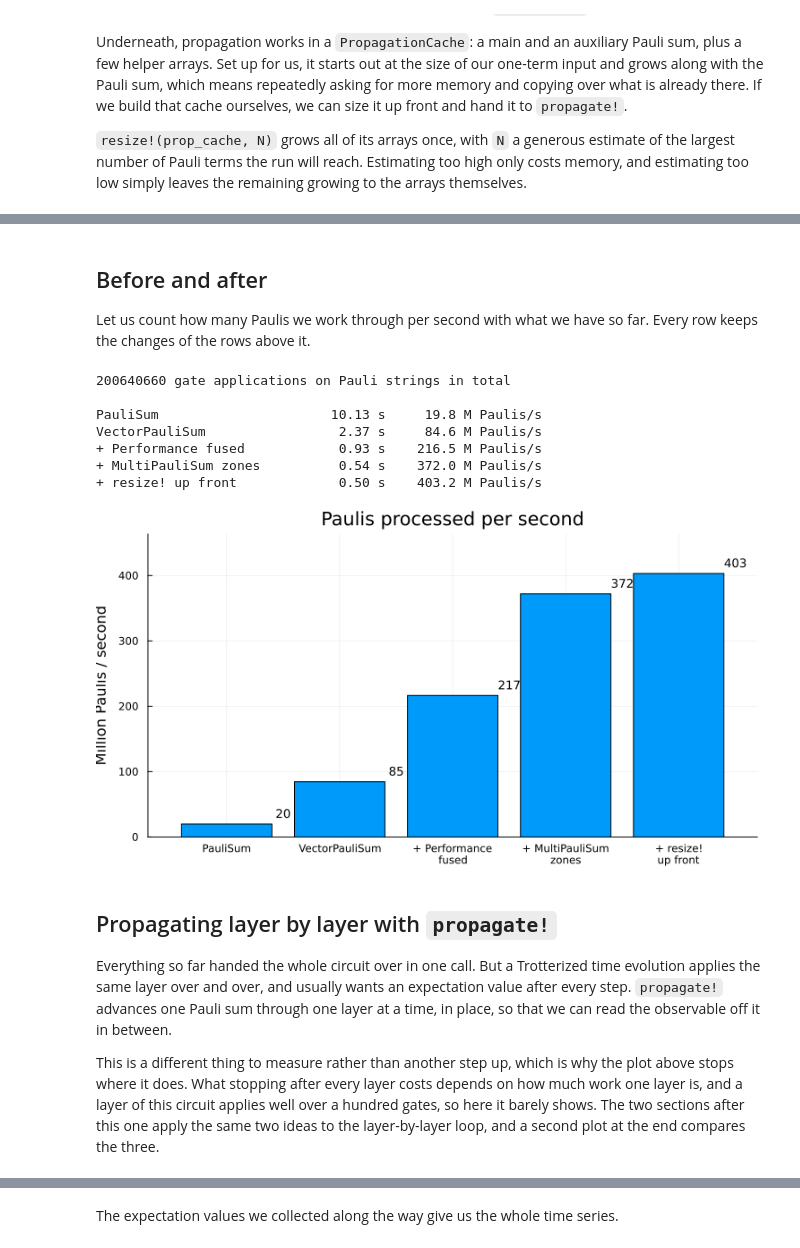
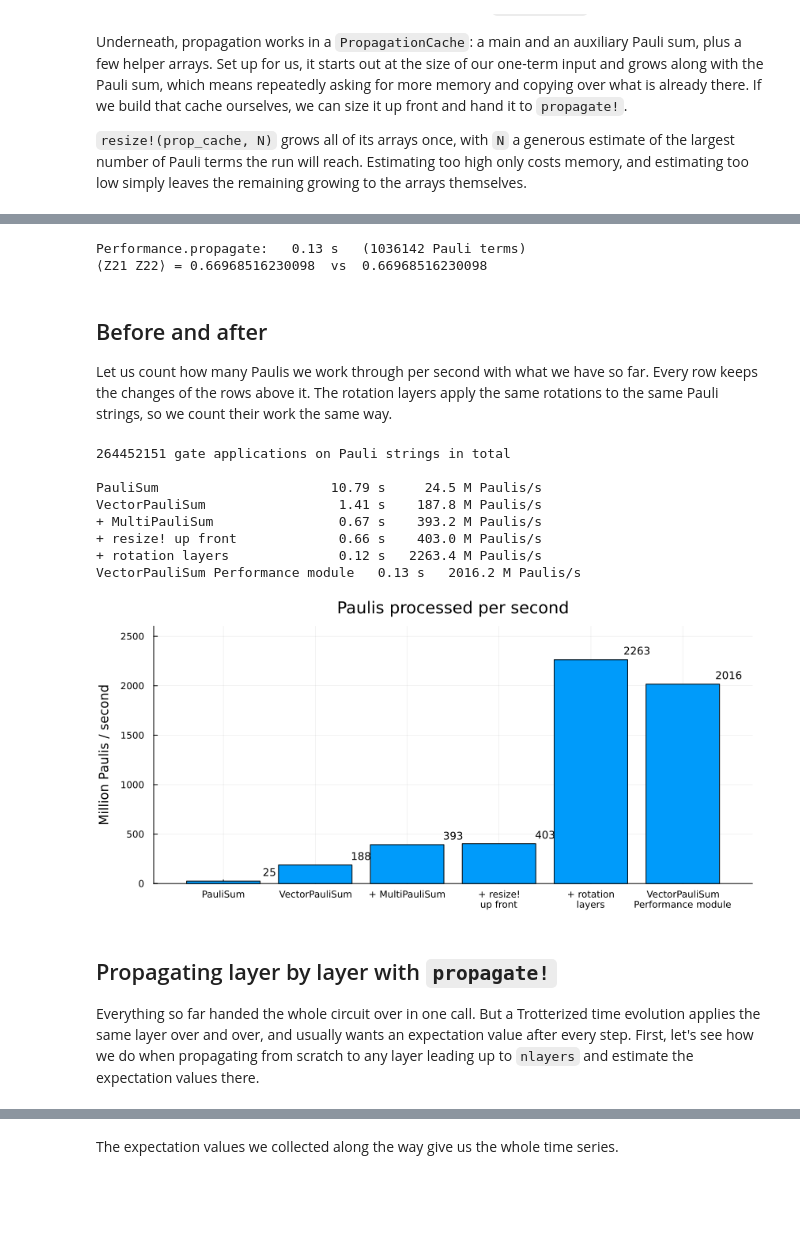
Before and after one commit to SparqleSim/PauliPropagation.jl, a Jupyter notebook: examples/advanced_performance.ipynb, the cells around one changed output, grey strips where cells are left out. Cells and saved outputs as stored; diff of their text form; code cells hidden in the pictures; blank space fills up the shorter version.

```diff
--- a/examples/advanced_performance.ipynb
+++ b/examples/advanced_performance.ipynb
@@ -162,0 +152,3 @@ resize!d cache:   0.50 s   (1036142 Pauli terms)
+# %%
+layered_circuit, layered_thetas = tolayers(circuit, circuit_thetas)
+layered_circuit
@@ -162,0 +173,13 @@ resize!d cache:   0.50 s   (1036142 Pauli terms)
+# %%
+layered_cache = PropagationCache(MultiPauliSum(VectorPauliSum(pstr)))
+resize!(layered_cache, 1_500_000)
+propagate!(layered_circuit, layered_cache, layered_thetas; min_abs_coeff)
+
+t_layers = besttime() do
+    pc = PropagationCache(MultiPauliSum(VectorPauliSum(pstr)))
+    resize!(pc, 1_500_000)
+    propagate!(layered_circuit, pc, layered_thetas; min_abs_coeff)
+end
+
+@printf("rotation layers:  %5.2f s   (%d Pauli terms)\n", t_layers, length(layered_cache))
+@printf("⟨Z21 Z22⟩ = %.14f  vs  %.14f\n", overlapwithzero(layered_cache), overlapwithzero(vec_psum))
@@ -163,20 +196,24 @@ resize!d cache:   0.50 s   (1036142 Pauli terms)
+# %%
+fused_psum = Performance.propagate(circuit, VectorPauliSum(pstr), circuit_thetas; min_abs_coeff)
+
+t_fused = besttime(() -> Performance.propagate(circuit, MultiPauliSum(VectorPauliSum(pstr)), circuit_thetas; min_abs_coeff))
+
+@printf("Performance.propagate:  %5.2f s   (%d Pauli terms)\n", t_fused, length(fused_psum))
+@printf("⟨Z21 Z22⟩ = %.14f  vs  %.14f\n", overlapwithzero(fused_psum), overlapwithzero(vec_psum))
+# %% [output]
+Performance.propagate:   0.13 s   (1036142 Pauli terms)
+⟨Z21 Z22⟩ = 0.66968516230098  vs  0.66968516230098
 # %% [markdown]
 ## Before and after
 
-Let us count how many Paulis we work through per second with what we have so far. Every row keeps the changes of the rows above it.
+Let us count how many Paulis we work through per second with what we have so far. Every row keeps the changes of the rows above it. The rotation layers apply the same rotations to the same Pauli strings, so we count their work the same way.
 # %%
-# the number of Pauli terms each layer starts from, to count gate applications
-counts = Int[]
-count_msum = MultiPauliSum(VectorPauliSum(pstr))
-for l in 1:nlayers
-    push!(counts, length(count_msum))
-    Performance.propagate!(layer, count_msum, thetas; min_abs_coeff)
-end
+# the number of Pauli strings retained at every gate
+per_gate_counts = @countpaulis propagate(circuit, MultiPauliSum(VectorPauliSum(pstr)), circuit_thetas; min_abs_coeff)
+napplied = sum(per_gate_counts)
 
-napplied = length(layer) * sum(counts)
-
-labels = ["PauliSum", "VectorPauliSum", "+ Performance\nfused", "+ MultiPauliSum\nzones", "+ resize!\nup front"]
-times = [t_dict, t_vec, t_fused, t_zones, t_resize]
+labels = ["PauliSum", "VectorPauliSum", "+ MultiPauliSum", "+ resize!\nup front", "+ rotation\nlayers", "VectorPauliSum\nPerformance module"]
+times = [t_dict, t_vec, t_multisum, t_resize, t_layers, t_fused]
 rates = napplied ./ times ./ 1e6
 
 @printf("%d gate applications on Pauli strings in total\n\n", napplied)
@@ -184,23 +221,22 @@ for (l, t, r) in zip(labels, times, rates)
     @printf("%-28s %6.2f s   %6.1f M Paulis/s\n", replace(l, "\n" => " "), t, r)
 end
 # %% [output]
-200640660 gate applications on Pauli strings in total
+264452151 gate applications on Pauli strings in total
 
-PauliSum                      10.13 s     19.8 M Paulis/s
-VectorPauliSum                 2.37 s     84.6 M Paulis/s
-+ Performance fused            0.93 s    216.5 M Paulis/s
-+ MultiPauliSum zones          0.54 s    372.0 M Paulis/s
-+ resize! up front             0.50 s    403.2 M Paulis/s
+PauliSum                      10.79 s     24.5 M Paulis/s
+VectorPauliSum                 1.41 s    187.8 M Paulis/s
++ MultiPauliSum                0.67 s    393.2 M Paulis/s
++ resize! up front             0.66 s    403.0 M Paulis/s
++ rotation layers              0.12 s   2263.4 M Paulis/s
+VectorPauliSum Performance module   0.13 s   2016.2 M Paulis/s
 # %%
-p = bar(labels, rates, legend=false, ylabel="Million Paulis / second", size=(750, 400),
+p = bar(labels, rates, legend=false, ylabel="Million Paulis / second", size=(850, 400), margin=3Plots.mm,
     ylims=(0, 1.15 * maximum(rates)), title="Paulis processed per second")
 annotate!(p, 1:length(rates), rates .+ 0.04 * maximum(rates), [text(@sprintf("%.0f", r), 9) for r in rates])
 p
 # %% [output]
-[figure, old version]
+[figure, new version]
 # %% [markdown]
 ## Propagating layer by layer with `propagate!`
 
-Everything so far handed the whole circuit over in one call. But a Trotterized time evolution applies the same layer over and over, and usually wants an expectation value after every step. `propagate!` advances one Pauli sum through one layer at a time, in place, so that we can read the observable off it in between.
-
-This is a different thing to measure rather than another step up, which is why the plot above stops where it does. What stopping after every layer costs depends on how much work one layer is, and a layer of this circuit applies well over a hundred gates, so here it barely shows. The two sections after this one apply the same two ideas to the layer-by-layer loop, and a second plot at the end compares the three.
+Everything so far handed the whole circuit over in one call. But a Trotterized time evolution applies the same layer over and over, and usually wants an expectation value after every step. First, let's see how we do when propagating from scratch to any layer leading up to `nlayers` and estimate the expectation values there.
```
Also changed, not shown: parts of 28 cells of this notebook, 43 other files.
